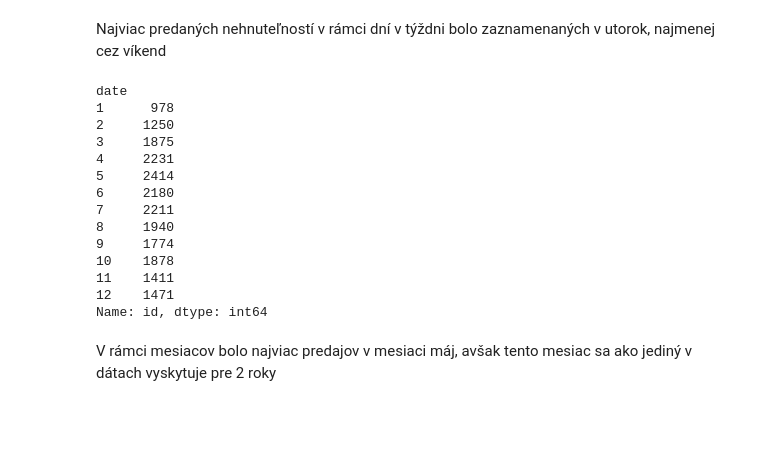
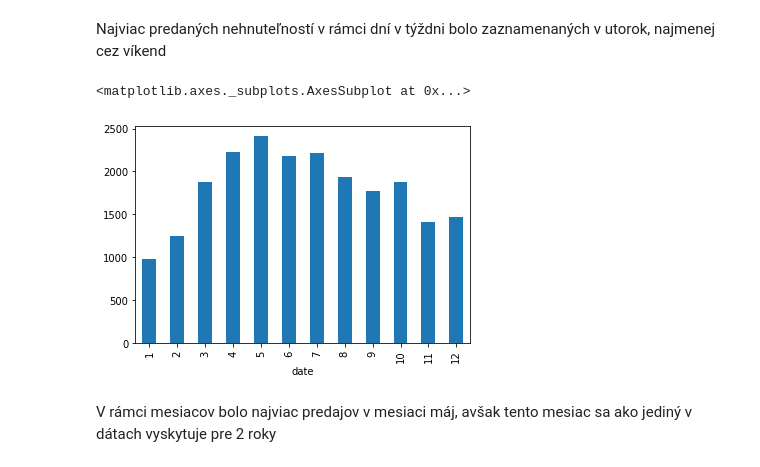
Before and after one commit to mirec3009/oznal_project, a Jupyter notebook: Explorativna_analyza.ipynb, the cells around one changed output. Cells and saved outputs as stored; diff of their text form; code cells hidden in the pictures; blank space fills up the shorter version.

```diff
--- a/Explorativna_analyza.ipynb
+++ b/Explorativna_analyza.ipynb
@@ -199,22 +201,10 @@ pd.DataFrame(df.groupby(df["date"].dt.weekday_name)["id"].count()).reindex(days)
 # %% [markdown]
 Najviac predaných nehnuteľností v rámci dní v týždni bolo zaznamenaných v utorok, najmenej cez víkend
 # %%
-df.groupby(df["date"].dt.month)["id"].count()
+df.groupby(df["date"].dt.month)["id"].count().plot(kind="bar")
 # %% [output]
-date
-1      978
-2     1250
-3     1875
-4     2231
-5     2414
-6     2180
-7     2211
-8     1940
-9     1774
-10    1878
-11    1411
-12    1471
-Name: id, dtype: int64
+<matplotlib.axes._subplots.AxesSubplot at 0x...>
+[figure, added]
 # %% [markdown]
 V rámci mesiacov bolo najviac predajov v mesiaci máj, avšak tento mesiac sa ako jediný v dátach vyskytuje pre 2 roky
 # %%
```
Also changed, not shown: parts of 83 cells of this notebook, 1 other file.
